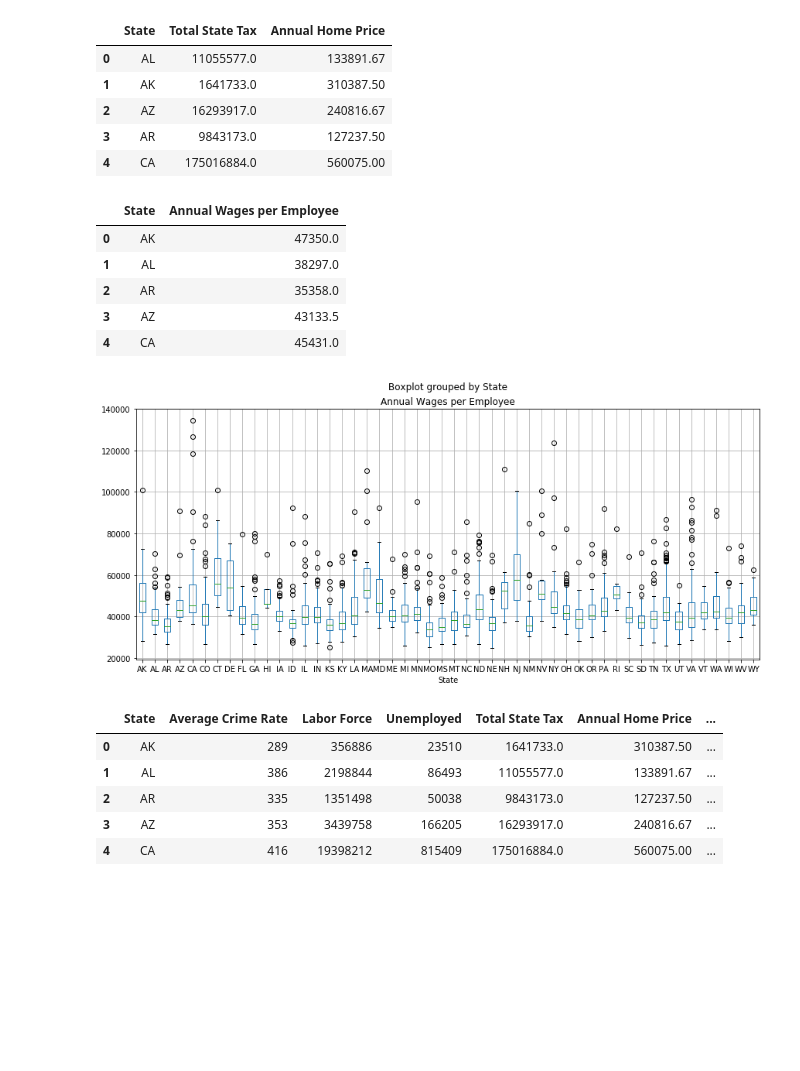
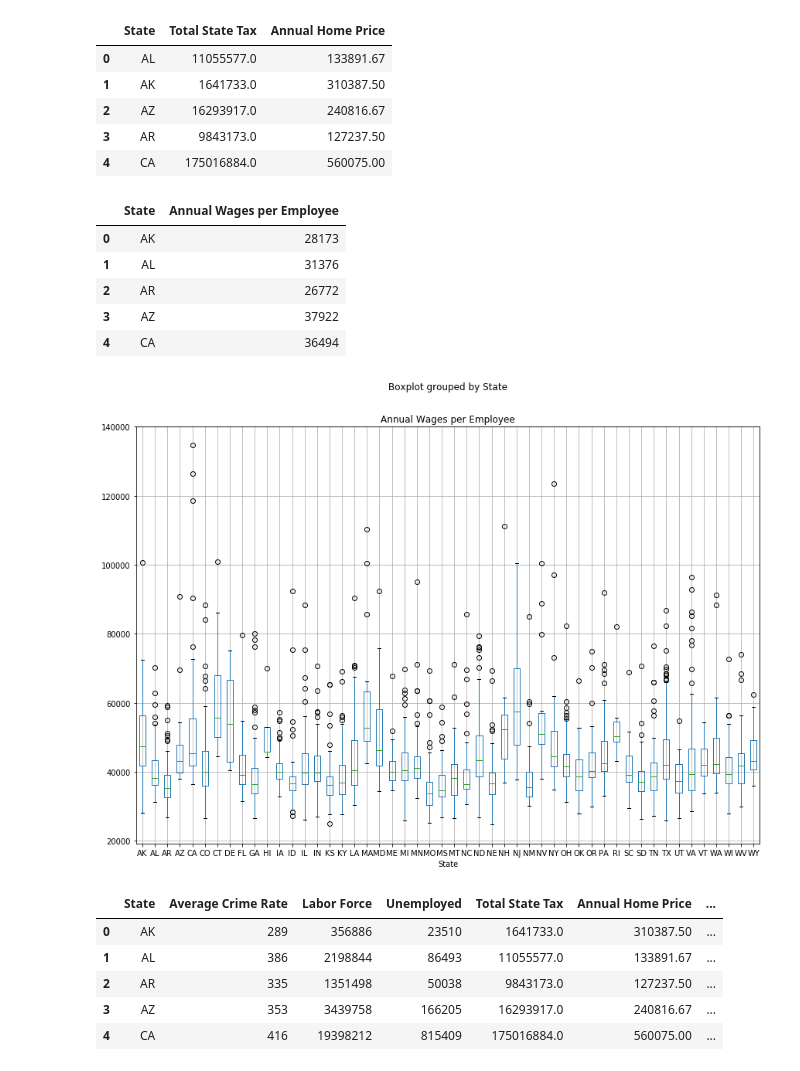
Before and after one commit to prakashbalasubramaniam/The_Incredible_Quad, a Jupyter notebook: Final_conclusion/final_choice_state.ipynb, the cells around one changed output. Drawn from its saved outputs; the diff is of its cells as text; code cells hidden in the pictures; blank space fills up the shorter version.

```diff
--- a/Final_conclusion/final_choice_state.ipynb
+++ b/Final_conclusion/final_choice_state.ipynb
@@ -7,7 +7,7 @@ import matplotlib.pyplot as plt
 
 #set figure size for charts
 figsize_x = 14
-figsize_y = 6
+figsize_y = 10
 # %%
 # Read crime and unemployment csv File and store into Pandas data frame
 crime_unemploy_data = pd.read_csv("crime_unemployment.csv")
@@ -56,38 +56,38 @@ tax_homeprice_data_df.head()
 # %%
 # Read salary csv File and store into Pandas data frame
 salary_data = pd.read_csv("salary.csv")
 
 #drop any nan or empty rows
 salary_data = salary_data.dropna()
 
 #create dataframe from csv file
 salary_data_df = pd.DataFrame(salary_data)
 
 # Create a boxplots to visualize the spread for wages
 salary_data_df.boxplot("Annual Wages per Employee", by="State", figsize=(figsize_x, figsize_y))
 
 #select columns to be used for analysis
 salary_data_df = salary_data_df[['Annual Wages per Employee', 'State']]
 
 #groupby by State and calculate median for numeric columns
-salary_data_df = salary_data_df.groupby(['State']).median()
+salary_data_df = salary_data_df.groupby(['State']).min()
 
 #reset index
 salary_data_df = salary_data_df.reset_index()
 
 #round Annual Average Employment since can't have it in decimal points
 salary_data_df = salary_data_df.round({'Annual Average Employment': 0})
 
 #display dataframe
 salary_data_df.head()
 # %% [output]
 |  | State | Annual Wages per Employee |
-| 0 | AK | 47350.0 |
-| 1 | AL | 38297.0 |
-| 2 | AR | 35358.0 |
-| 3 | AZ | 43133.5 |
-| 4 | CA | 45431.0 |
+| 0 | AK | 28173 |
+| 1 | AL | 31376 |
+| 2 | AR | 26772 |
+| 3 | AZ | 37922 |
+| 4 | CA | 36494 |
-[figure, old version]
+[figure, new version]
 # %%
 #merge all 3 dataframes
 overall_df = pd.merge(crime_unemploy_data_df, tax_homeprice_data_df, on="State", how="outer")
```
Also changed, not shown: parts of 5 cells of this notebook, 7 other files.
